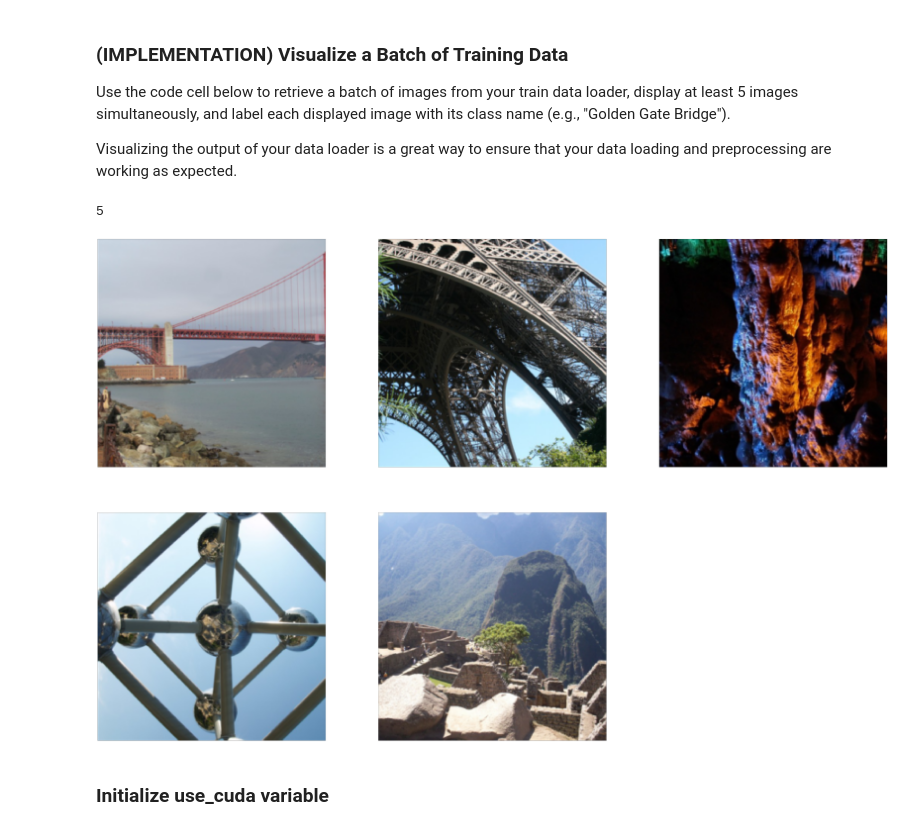
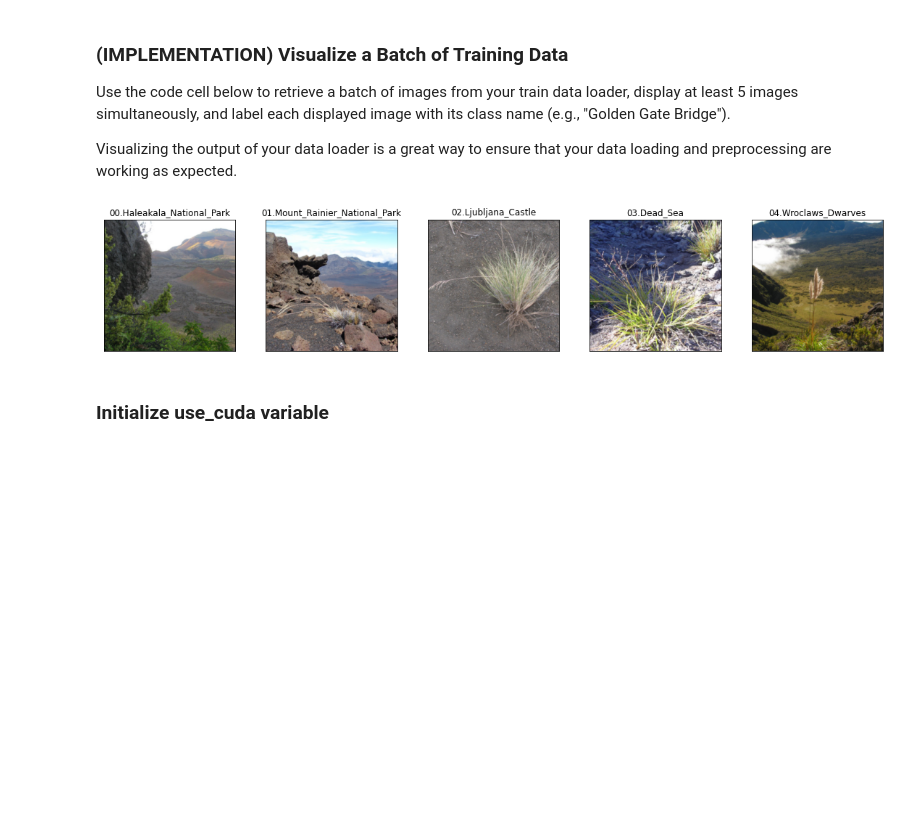
Before and after one commit to sagarvarma351/CNNproject, a Jupyter notebook: landmark.ipynb, the cells around one changed output. Saved outputs shown, nothing was run; the diff lists cells and outputs as text; code cells hidden in the pictures; blank space fills up the shorter version.

```diff
--- a/landmark.ipynb
+++ b/landmark.ipynb
@@ -89,10 +93,11 @@ from torch import optim
 ### TODO: Write data loaders for training, validation, and test sets
 ## Specify appropriate transforms, and batch_sizes
 #traindata_path = 'C:\\Users\\sushe\\nd101-c2-landmarks-starter\\landmark_project\\images\\train\\00.Haleakala_National_Park\\'
-traindata_path ='C:\\Users\\sushe\\nd101-c2-landmarks-starter\\landmark_project\\images\\test'
+#traindata_path ='C:\\Users\\sushe\\nd101-c2-landmarks-starter\\landmark_project\\images\\test'
+traindata_path = 'C:\\Users\\sushe\\Downloads\\landmark_images\\train'
 train_transform = transforms.Compose([transforms.Resize(256),
                                      transforms.CenterCrop(256),
                                      transforms.ToTensor()])
 train_data = datasets.ImageFolder(traindata_path, transform = train_transform)
-trainloader = torch.utils.data.DataLoader(train_data, batch_size = 32, num_workers=0)
+trainloader = torch.utils.data.DataLoader(train_data, batch_size = 100, num_workers=0)
 # %%
@@ -140,33 +136,25 @@ Visualizing the output of your data loader is a great way to ensure that your da
 # %%
 import matplotlib.pyplot as plt
 import numpy as np
 %matplotlib inline
 import torch.nn.functional as F
 
 ## TODO: visualize a batch of the train data loader
 
 ## the class names can be accessed at the `classes` attribute
 ## of your dataset object (e.g., `train_dataset.classes`)
-#images = r"C:\Users\sushe\nd101-c2-landmarks-starter\landmark_project\images\train\00.Haleakala_National_Park\084c2aa50d0a9249.jpg"
-#dataiter = iter(trainloader)
 images, labels = next(iter(trainloader))
 images = images.numpy()
-#print(images)
-#plt.imshow(np.squeeze(images))
 # plot the images in the batch, along with the corresponding labels
-fig = plt.figure(figsize=(100, 100))
-#ax = fig.add_subplot(2, 5/2, index+1, xticks=[], yticks=[])
-#ax.imshow(np.squeeze(images[0]), cmap='gray')
-#fig.imshow(images)
+fig = plt.figure(figsize=(400, 400))
 
-print(len(images))
 for index in np.arange(5):
-    ax = fig.add_subplot(3, 3, index+1, xticks=[], yticks=[])
+    ax = fig.add_subplot(100, 100, index+1, xticks=[], yticks=[])
     image = images[index].transpose((1,2,0))
-    ax.imshow(np.squeeze(image), cmap='gray')
+    ax.imshow(np.squeeze(image))
+    ax.set_title(train_data.classes[index])
 # %% [output]
-5
-[figure, old version]
+[figure, new version]
 # %% [markdown]
 ### Initialize use_cuda variable
 # %%
```
Also changed, not shown: parts of 27 cells of this notebook.
